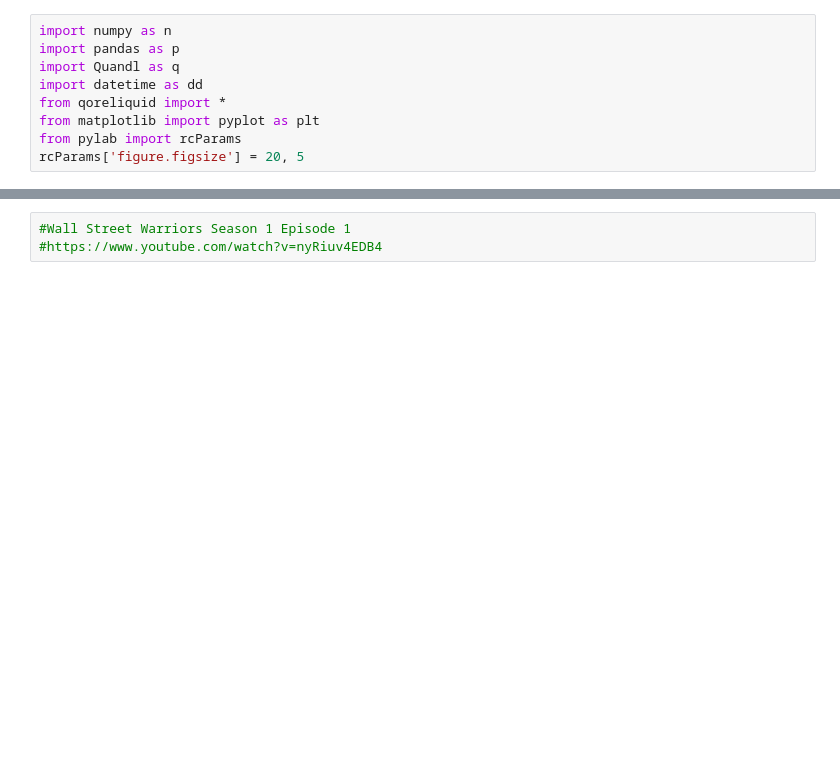
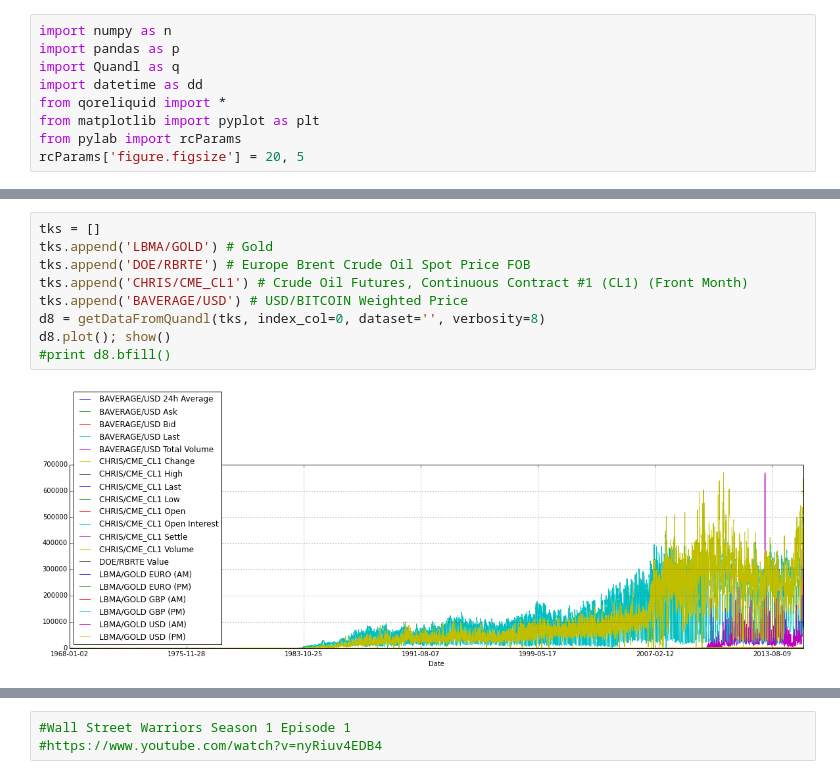
Before and after one commit to qorelogic/ml2, a Jupyter notebook: bin/quandl-fun.ipynb, the cells around one changed output, grey strips where cells are left out. Drawn from its saved outputs; the diff is of its cells as text; blank space fills up the shorter version.

```diff
--- a/bin/quandl-fun.ipynb
+++ b/bin/quandl-fun.ipynb
@@ -9,0 +66,11 @@ rcParams['figure.figsize'] = 20, 5
+# %%
+tks = []
+tks.append('LBMA/GOLD') # Gold
+tks.append('DOE/RBRTE') # Europe Brent Crude Oil Spot Price FOB
+tks.append('CHRIS/CME_CL1') # Crude Oil Futures, Continuous Contract #1 (CL1) (Front Month)
+tks.append('BAVERAGE/USD') # USD/BITCOIN Weighted Price
+d8 = getDataFromQuandl(tks, index_col=0, dataset='', verbosity=8)
+d8.plot(); show()
+#print d8.bfill()
+# %% [output]
+[figure, added]
```
Also changed, not shown: parts of 7 cells of this notebook, 2 other files.
